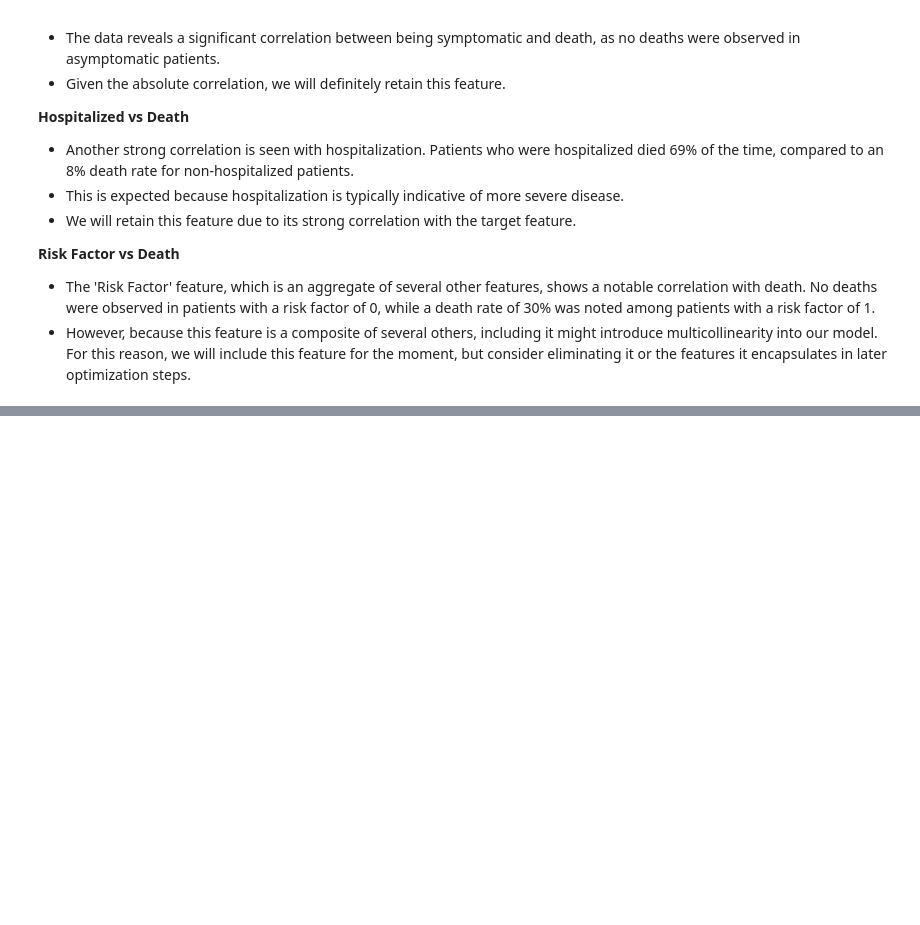
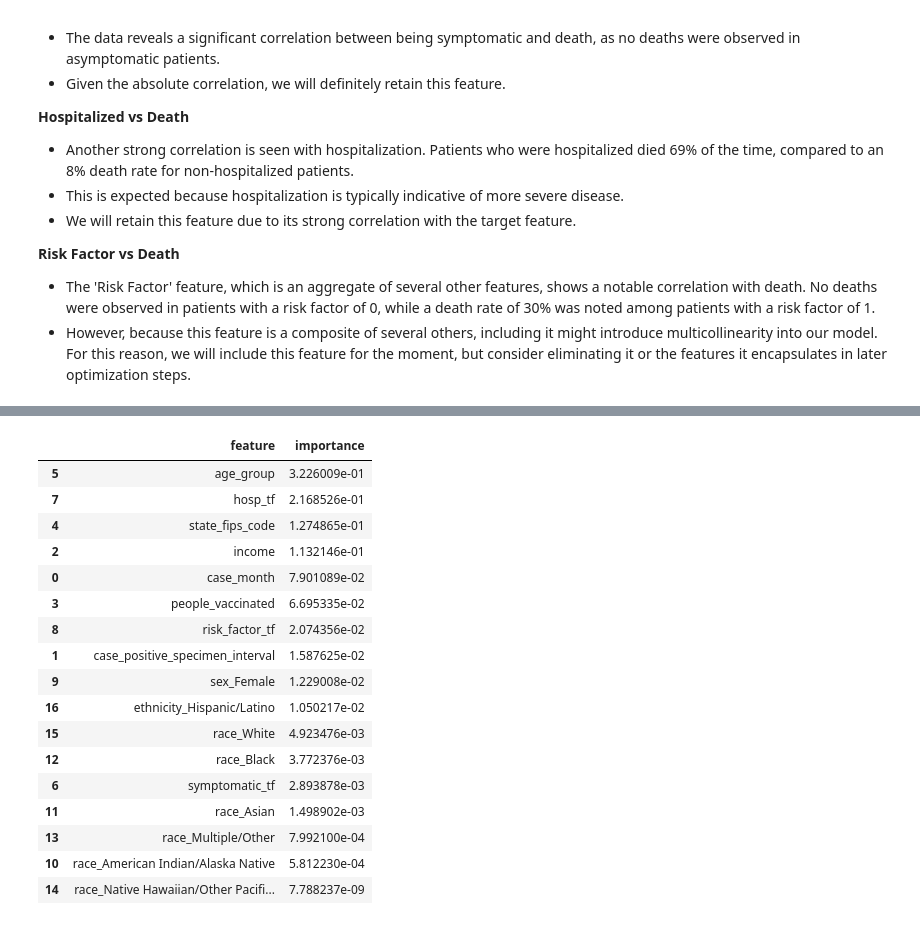
Before and after one commit to tlopesx/Assignment-2, a Jupyter notebook: 22202398_Submission/22202398-Homework2-Notebook.ipynb, the cells around one changed output, grey strips where cells are left out. Saved outputs shown, nothing was run; the diff lists cells and outputs as text; code cells hidden in the pictures; blank space fills up the shorter version.

```diff
--- a/22202398_Submission/22202398-Homework2-Notebook.ipynb
+++ b/22202398_Submission/22202398-Homework2-Notebook.ipynb
@@ -1055,0 +1165,14 @@ The stacked bar charts seem to be better indicators of relationships between the
+# %%
+# Load the dataset into a pandas dataframe and set X and y
+descriptive_features = ['case_month', 'case_positive_specimen_interval', 'income', 'people_vaccinated', 'state_fips_code', 'age_group', 'symptomatic_tf', 'hosp_tf', 'risk_factor_tf', 'sex_Female', 'race_American Indian/Alaska Native', 'race_Asian', 'race_Black', 'race_Multiple/Other', 'race_Native Hawaiian/Other Pacific Islander', 'race_White', 'ethnicity_Hispanic/Latino']
+target_feature = ['death_tf']
+
+X = model_data[descriptive_features]
+y = model_data[target_feature]
+
+# Split the dataset into training and test sets
+X_train, X_test, y_train, y_test = train_test_split(X, y, test_size=0.3, random_state=0)
+
+print("original range is:\t rows 0 to", data_cleaned.shape[0])
+print("training range (70%):\t rows 0 to", round(data_training.shape[0]))
+print("test range (30%): \t rows", round(data_training.shape[0]), "to", round(data_training.shape[0]) + data_testing.shape[0])
@@ -1055,0 +1194,7 @@ The stacked bar charts seem to be better indicators of relationships between the
+# %%
+# need to reset the index to allow contatenation with predicted values otherwise not joining on same index...
+X_train.reset_index(drop=True, inplace=True)
+y_train.reset_index(drop=True, inplace=True)
+X_test.reset_index(drop=True, inplace=True)
+y_test.reset_index(drop=True, inplace=True)
+X_train.head(5)
@@ -1055,0 +1882,4 @@ The stacked bar charts seem to be better indicators of relationships between the
+# %%
+# Train RF with 100 trees
+rfc = RandomForestClassifier(n_estimators=100, max_features='auto', oob_score=True, random_state=1)
+rfc.fit(X_train, y_train)
@@ -1055,0 +1923,7 @@ The stacked bar charts seem to be better indicators of relationships between the
+# %%
+dtc4 = DecisionTreeClassifier(max_depth=4, random_state=1)
+dtc10 = DecisionTreeClassifier(max_depth=10, random_state=1)
+dtc4.fit(X_train, y_train)
+dtc10.fit(X_train, y_train)
+print("Max depth 4: \n",dtc4)
+print("Max depth 10: \n",dtc10)
@@ -1055,0 +1991,22 @@ The stacked bar charts seem to be better indicators of relationships between the
+# %%
+importance = pd.DataFrame({'feature': X_train.columns, 'importance':rfc.feature_importances_})
+importance.sort_values('importance', ascending=False)
+# %% [output]
+|  | feature | importance |
+| 5 | age_group | 3.226009e-01 |
+| 7 | hosp_tf | 2.168526e-01 |
+| 4 | state_fips_code | 1.274865e-01 |
+| 2 | income | 1.132146e-01 |
+| 0 | case_month | 7.901089e-02 |
+| 3 | people_vaccinated | 6.695335e-02 |
+| 8 | risk_factor_tf | 2.074356e-02 |
+| 1 | case_positive_specimen_interval | 1.587625e-02 |
+| 9 | sex_Female | 1.229008e-02 |
+| 16 | ethnicity_Hispanic/Latino | 1.050217e-02 |
+| 15 | race_White | 4.923476e-03 |
+| 12 | race_Black | 3.772376e-03 |
+| 6 | symptomatic_tf | 2.893878e-03 |
+| 11 | race_Asian | 1.498902e-03 |
+| 13 | race_Multiple/Other | 7.992100e-04 |
+| 10 | race_American Indian/Alaska Native | 5.812230e-04 |
+| 14 | race_Native Hawaiian/Other Pacifi... | 7.788237e-09 |
```
Also changed, not shown: parts of 114 cells of this notebook, 2 other files.
